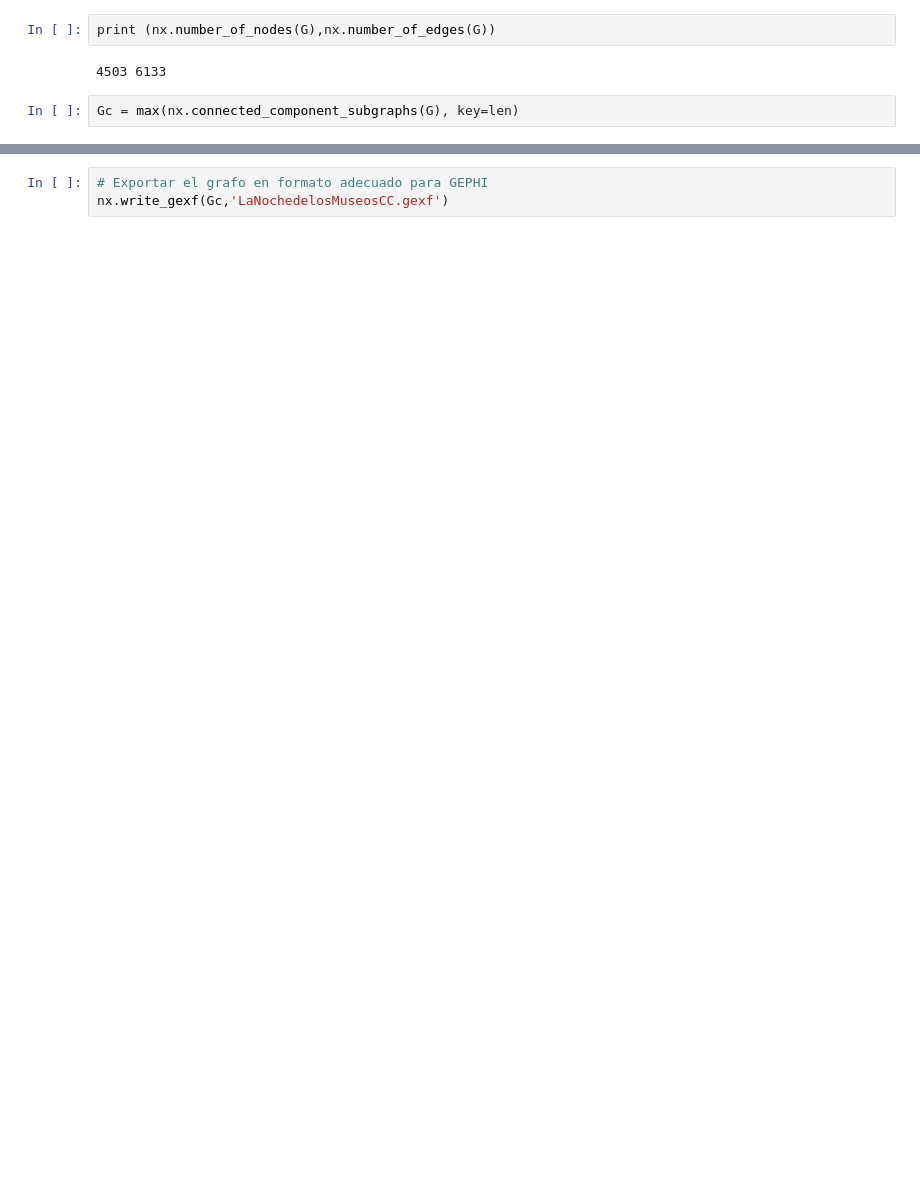
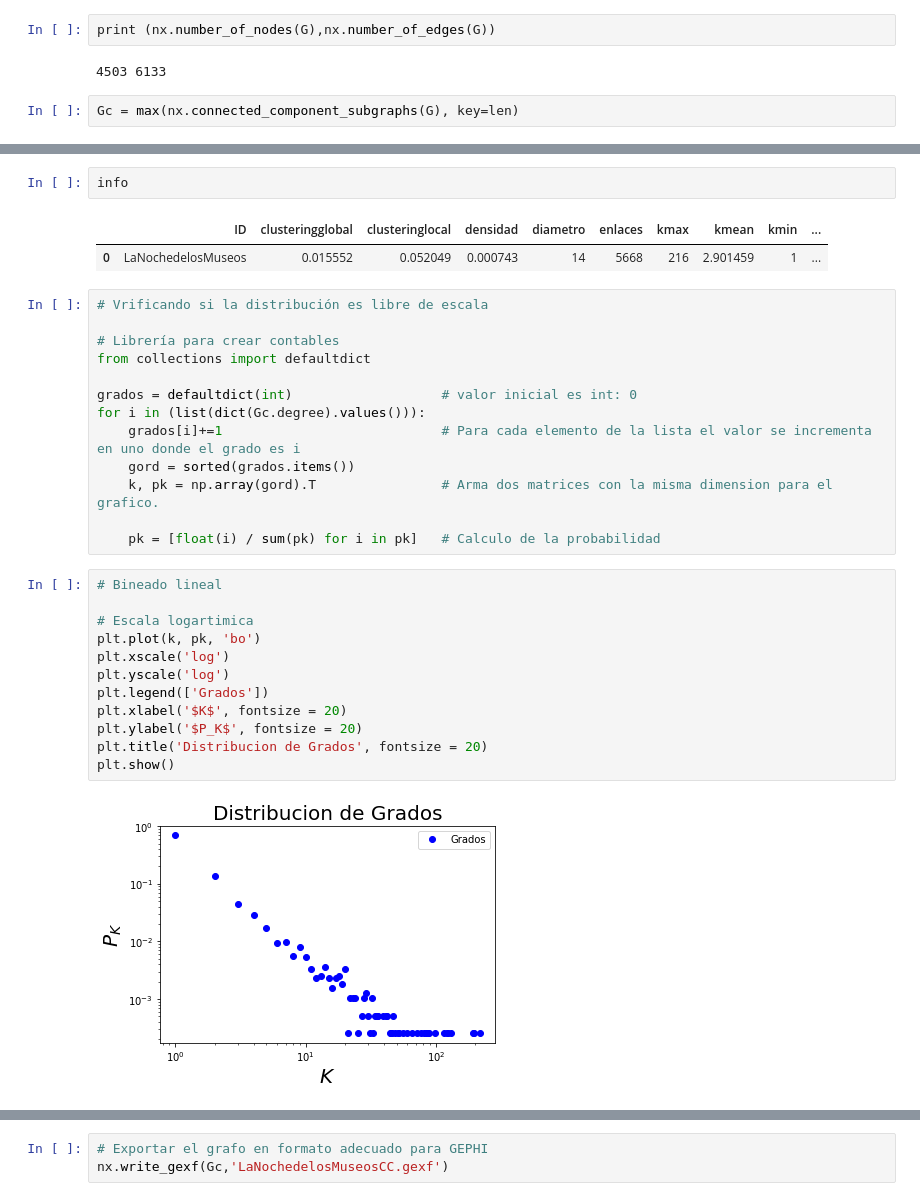
Before and after one commit to alangivre/NocheMuseos, a Jupyter notebook: LevantaTweets.ipynb, the cells around one changed output, grey strips where cells are left out. Saved outputs shown, nothing was run; the diff lists cells and outputs as text; blank space fills up the shorter version.

```diff
--- a/LevantaTweets.ipynb
+++ b/LevantaTweets.ipynb
@@ -257,0 +258,32 @@ Gc = max(nx.connected_component_subgraphs(G), key=len)
+# %%
+info
+# %% [output]
+|  | ID | clusteringglobal | clusteringlocal | densidad | diametro | enlaces | kmax | kmean | kmin | ... |
+| 0 | LaNochedelosMuseos | 0.015552 | 0.052049 | 0.000743 | 14 | 5668 | 216 | 2.901459 | 1 | ... |
+# %%
+# Vrificando si la distribución es libre de escala
+
+# Librería para crear contables
+from collections import defaultdict
+
+grados = defaultdict(int)                   # valor inicial es int: 0
+for i in (list(dict(Gc.degree).values())):
+    grados[i]+=1                            # Para cada elemento de la lista el valor se incrementa en uno donde el grado es i
+    gord = sorted(grados.items())
+    k, pk = np.array(gord).T                # Arma dos matrices con la misma dimension para el grafico.
+
+    pk = [float(i) / sum(pk) for i in pk]   # Calculo de la probabilidad
+# %%
+# Bineado lineal
+
+# Escala logartimica
+plt.plot(k, pk, 'bo')
+plt.xscale('log')
+plt.yscale('log')
+plt.legend(['Grados'])
+plt.xlabel('$K$', fontsize = 20)
+plt.ylabel('$P_K$', fontsize = 20)
+plt.title('Distribucion de Grados', fontsize = 20)
+plt.show()
+# %% [output]
+[figure, added]
```
Also changed, not shown: parts of 11 cells of this notebook.
